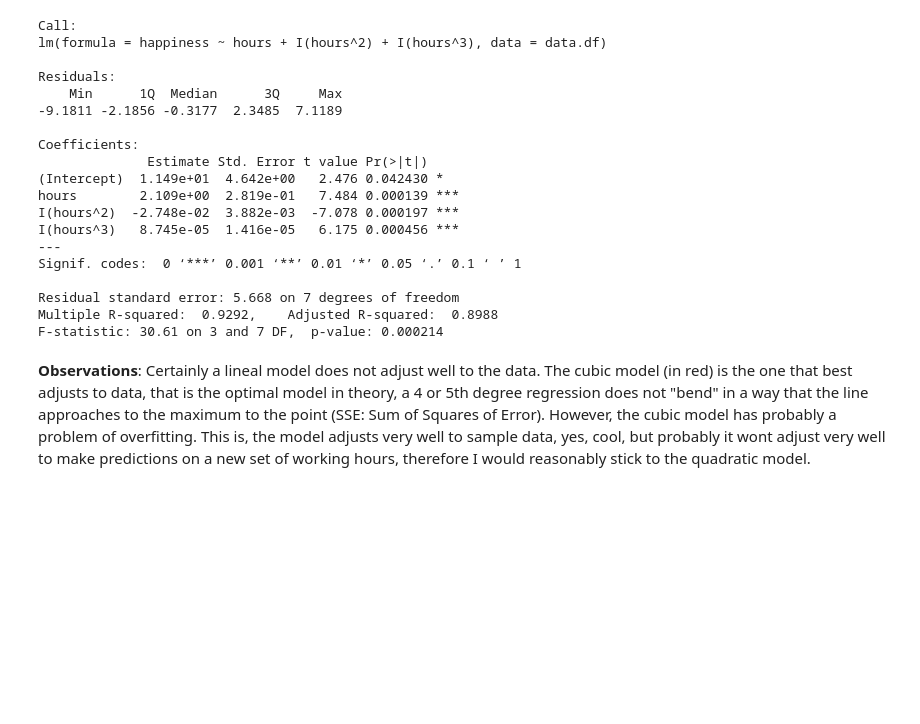
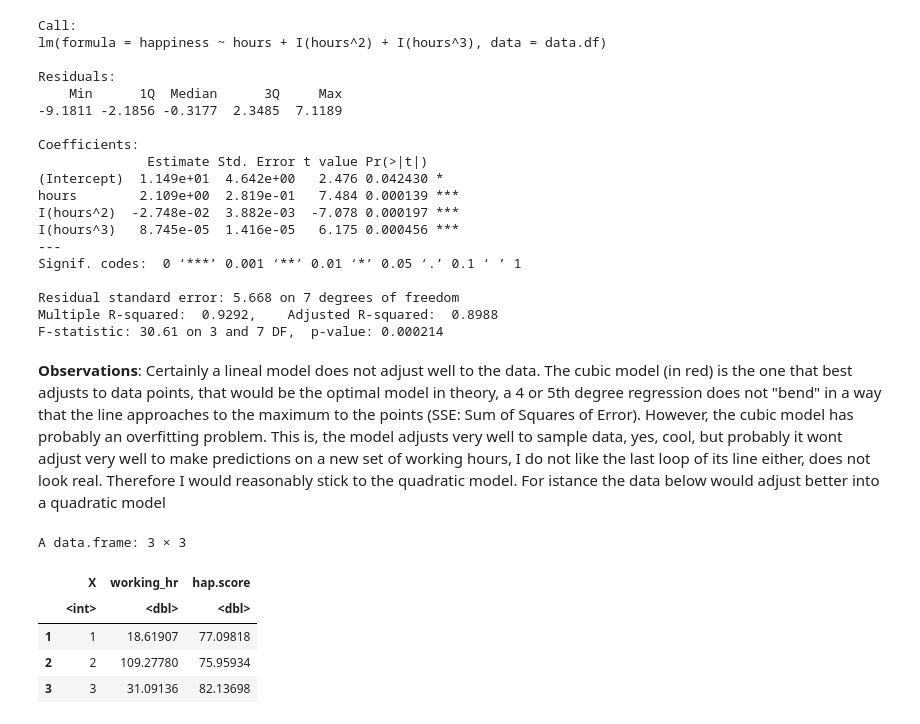
Before and after one commit to norberello/working-hours-penalize-happiness, a Jupyter notebook: lineal quadratic cubic etc regressions.ipynb, the cells around one changed output. Saved outputs shown, nothing was run; the diff lists cells and outputs as text; code cells hidden in the pictures; blank space fills up the shorter version.

```diff
--- a/lineal quadratic cubic etc regressions.ipynb
+++ b/lineal quadratic cubic etc regressions.ipynb
@@ -102,4 +102,14 @@ Residual standard error: 5.668 on 7 degrees of freedom
 Multiple R-squared:  0.9292,    Adjusted R-squared:  0.8988
 F-statistic: 30.61 on 3 and 7 DF,  p-value: 0.000214
 # %% [markdown]
-**Observations**: Certainly a lineal model does not adjust well to the data. The cubic model (in red) is the one that best adjusts to data, that is the optimal model in theory, a 4 or 5th degree regression does not "bend" in a way that the line approaches to the maximum to the point (SSE: Sum of Squares of Error). However, the cubic model has probably a problem of overfitting. This is, the model adjusts very well to sample data, yes, cool, but probably it wont adjust very well to make predictions on a new set of working hours, therefore I would reasonably stick to the quadratic model.
+**Observations**: Certainly a lineal model does not adjust well to the data. The cubic model (in red) is the one that best adjusts to data points, that would be the optimal model in theory, a 4 or 5th degree regression does not "bend" in a way that the line approaches to the maximum to the points (SSE: Sum of Squares of Error). However, the cubic model has probably an overfitting problem. This is, the model adjusts very well to sample data, yes, cool, but probably it wont adjust very well to make predictions on a new set of working hours, I do not like the last loop of its line either, does not look real. Therefore I would reasonably stick to the quadratic model. For istance the data below would adjust better into a quadratic model
+# %%
+more.data<-read.csv("https://raw.githubusercontent.com/norberello/working-hours-penalize-happiness/main/happywork.csv")
+head(more.data,3)
+# %% [output]
+A data.frame: 3 × 3
+|  | X | working_hr | hap.score |
+|  | <int> | <dbl> | <dbl> |
+| 1 | 1 | 18.61907 | 77.09818 |
+| 2 | 2 | 109.27780 | 75.95934 |
+| 3 | 3 | 31.09136 | 82.13698 |
```
Also changed, not shown: parts of 2 cells of this notebook, 1 other file.
